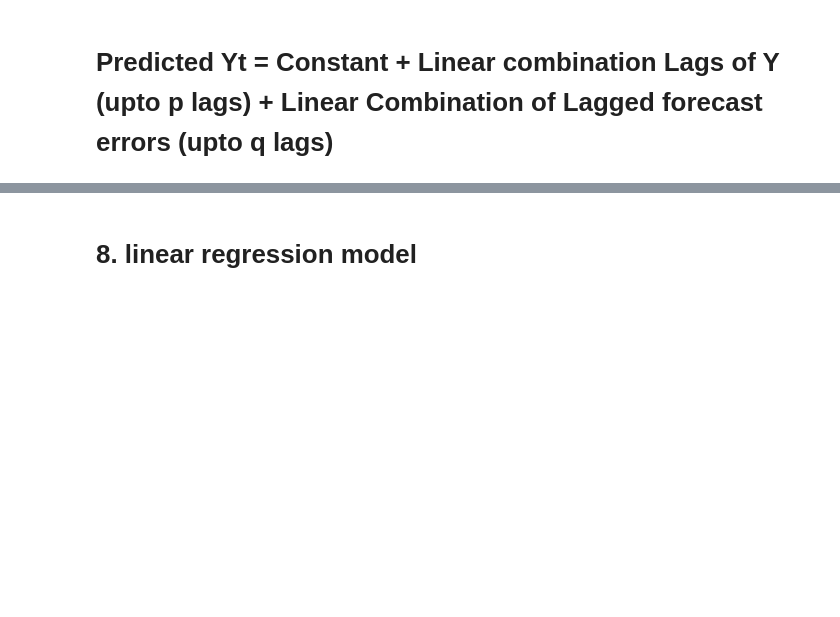
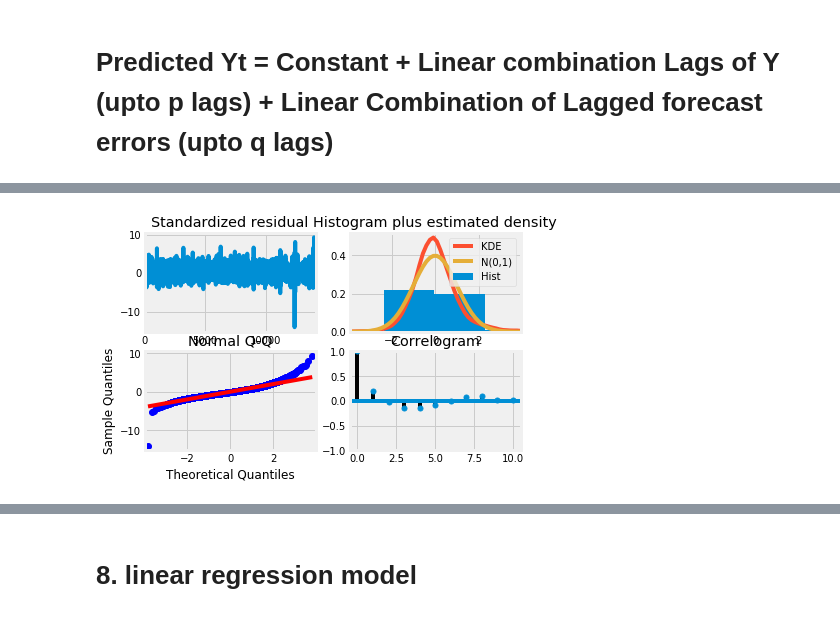
Before and after one commit to eco-data-science-team/ARIMA-Cluster-linear-regression-model, a Jupyter notebook: anormaly detection.ipynb, the cells around one changed output, grey strips where cells are left out. Saved outputs shown, nothing was run; the diff lists cells and outputs as text; code cells hidden in the pictures; blank space fills up the shorter version.

```diff
--- a/anormaly detection.ipynb
+++ b/anormaly detection.ipynb
@@ -532,0 +523,6 @@ plt.show()
+# %%
+# bulit up the model suing auto_arima
+ari_model = auto_arima(df_train, trace=True, error_action='ignore', suppress_warnings=True)
+
+ari_model = ari_model.fit(df_train)
+ari_model.summary()
@@ -532,0 +562,7 @@ plt.show()
+# %%
+from matplotlib.pyplot import figure
+
+ari_model.plot_diagnostics()
+plt.show()
+# %% [output]
+[figure, added]
```
Also changed, not shown: parts of 27 cells of this notebook.
